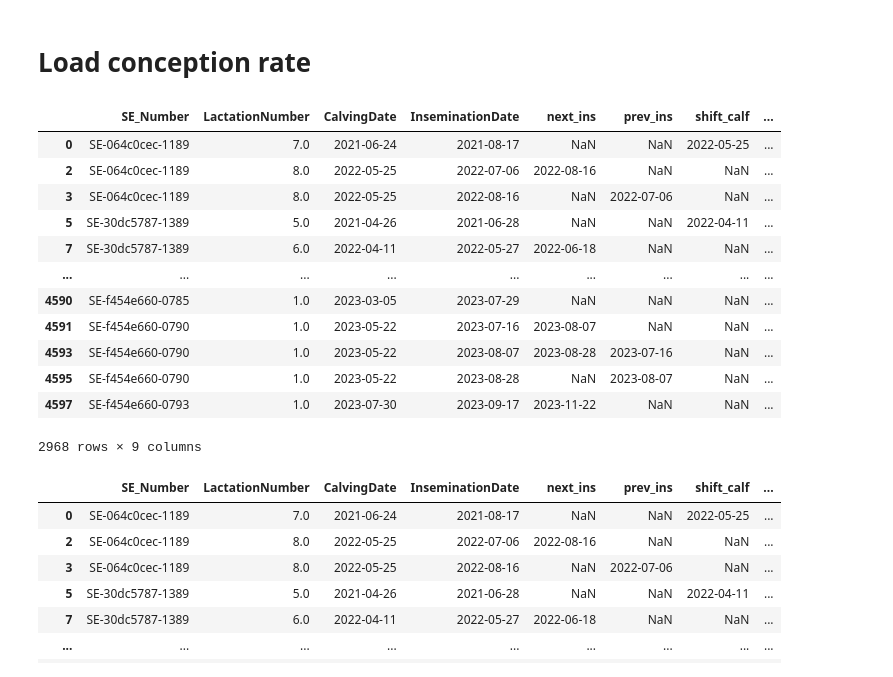
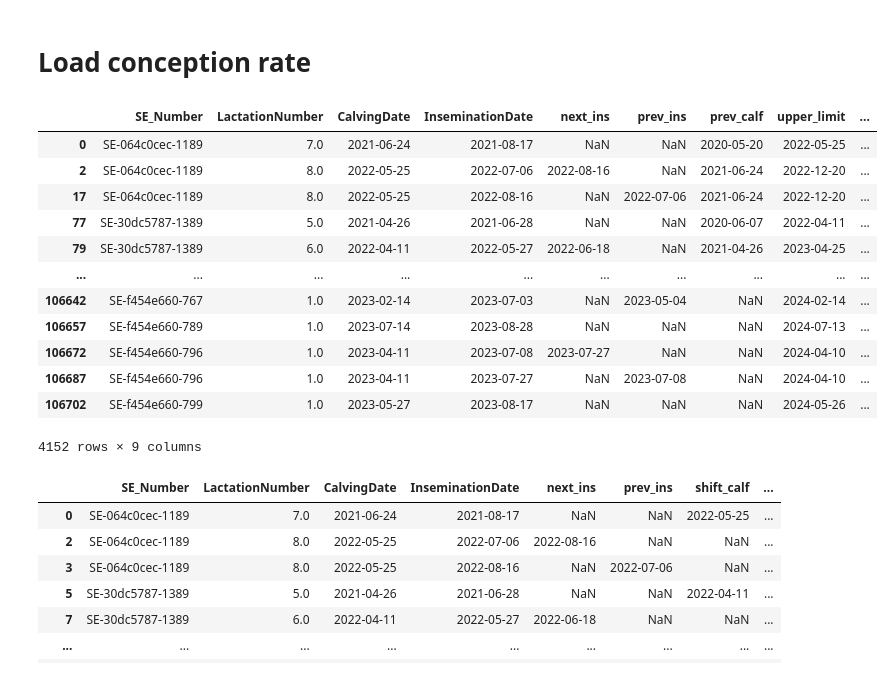
Before and after one commit to pgullstrand/Gigacow-tools, a Jupyter notebook: Projects/HeatStressEvaluation/DataPreprocessing/PrepCRThresholdAnalysis.ipynb, the cells around one changed output. Cells and saved outputs as stored; diff of their text form; code cells hidden in the pictures.

```diff
--- a/Projects/HeatStressEvaluation/DataPreprocessing/PrepCRThresholdAnalysis.ipynb
+++ b/Projects/HeatStressEvaluation/DataPreprocessing/PrepCRThresholdAnalysis.ipynb
@@ -19,25 +24,26 @@ import numpy as np
 # %% [markdown]
 # Load conception rate
 # %%
-df = pd.read_csv("../Data/fertilityDF_W_MY_filtered.csv", low_memory=False)
-col_keep = ["SE_Number", "LactationNumber", "CalvingDate", "InseminationDate", "next_ins", "prev_ins", "shift_calf", "upper_limit", "CR0"]
+df = pd.read_csv("../Data/MergedData/fertilityDF_W_MY68_filtered.csv", low_memory=False)
+
+col_keep = ["SE_Number", "LactationNumber", "CalvingDate", "InseminationDate", "next_ins", "prev_ins", "prev_calf", "upper_limit", "CR0"]
 df_fert = df[col_keep]
 df_fert = df_fert.drop_duplicates(subset=["SE_Number", "LactationNumber", "InseminationDate"])
 df_fert
 # %% [output]
-|  | SE_Number | LactationNumber | CalvingDate | InseminationDate | next_ins | prev_ins | shift_calf | ... |
-| 0 | SE-064c0cec-1189 | 7.0 | 2021-06-24 | 2021-08-17 | NaN | NaN | 2022-05-25 | ... |
-| 2 | SE-064c0cec-1189 | 8.0 | 2022-05-25 | 2022-07-06 | 2022-08-16 | NaN | NaN | ... |
-| 3 | SE-064c0cec-1189 | 8.0 | 2022-05-25 | 2022-08-16 | NaN | 2022-07-06 | NaN | ... |
-| 5 | SE-30dc5787-1389 | 5.0 | 2021-04-26 | 2021-06-28 | NaN | NaN | 2022-04-11 | ... |
-| 7 | SE-30dc5787-1389 | 6.0 | 2022-04-11 | 2022-05-27 | 2022-06-18 | NaN | NaN | ... |
-| ... | ... | ... | ... | ... | ... | ... | ... | ... |
-| 4590 | SE-f454e660-0785 | 1.0 | 2023-03-05 | 2023-07-29 | NaN | NaN | NaN | ... |
-| 4591 | SE-f454e660-0790 | 1.0 | 2023-05-22 | 2023-07-16 | 2023-08-07 | NaN | NaN | ... |
-| 4593 | SE-f454e660-0790 | 1.0 | 2023-05-22 | 2023-08-07 | 2023-08-28 | 2023-07-16 | NaN | ... |
-| 4595 | SE-f454e660-0790 | 1.0 | 2023-05-22 | 2023-08-28 | NaN | 2023-08-07 | NaN | ... |
-| 4597 | SE-f454e660-0793 | 1.0 | 2023-07-30 | 2023-09-17 | 2023-11-22 | NaN | NaN | ... |
+|  | SE_Number | LactationNumber | CalvingDate | InseminationDate | next_ins | prev_ins | prev_calf | upper_limit | ... |
+| 0 | SE-064c0cec-1189 | 7.0 | 2021-06-24 | 2021-08-17 | NaN | NaN | 2020-05-20 | 2022-05-25 | ... |
+| 2 | SE-064c0cec-1189 | 8.0 | 2022-05-25 | 2022-07-06 | 2022-08-16 | NaN | 2021-06-24 | 2022-12-20 | ... |
+| 17 | SE-064c0cec-1189 | 8.0 | 2022-05-25 | 2022-08-16 | NaN | 2022-07-06 | 2021-06-24 | 2022-12-20 | ... |
+| 77 | SE-30dc5787-1389 | 5.0 | 2021-04-26 | 2021-06-28 | NaN | NaN | 2020-06-07 | 2022-04-11 | ... |
+| 79 | SE-30dc5787-1389 | 6.0 | 2022-04-11 | 2022-05-27 | 2022-06-18 | NaN | 2021-04-26 | 2023-04-25 | ... |
+| ... | ... | ... | ... | ... | ... | ... | ... | ... | ... |
+| 106642 | SE-f454e660-767 | 1.0 | 2023-02-14 | 2023-07-03 | NaN | 2023-05-04 | NaN | 2024-02-14 | ... |
+| 106657 | SE-f454e660-789 | 1.0 | 2023-07-14 | 2023-08-28 | NaN | NaN | NaN | 2024-07-13 | ... |
+| 106672 | SE-f454e660-796 | 1.0 | 2023-04-11 | 2023-07-08 | 2023-07-27 | NaN | NaN | 2024-04-10 | ... |
+| 106687 | SE-f454e660-796 | 1.0 | 2023-04-11 | 2023-07-27 | NaN | 2023-07-08 | NaN | 2024-04-10 | ... |
+| 106702 | SE-f454e660-799 | 1.0 | 2023-05-27 | 2023-08-17 | NaN | NaN | NaN | 2024-05-26 | ... |
-2968 rows × 9 columns
+4152 rows × 9 columns
 # %%
 """
 # Find example cow, put as comment once script works
```
Also changed, not shown: parts of 36 cells of this notebook.
